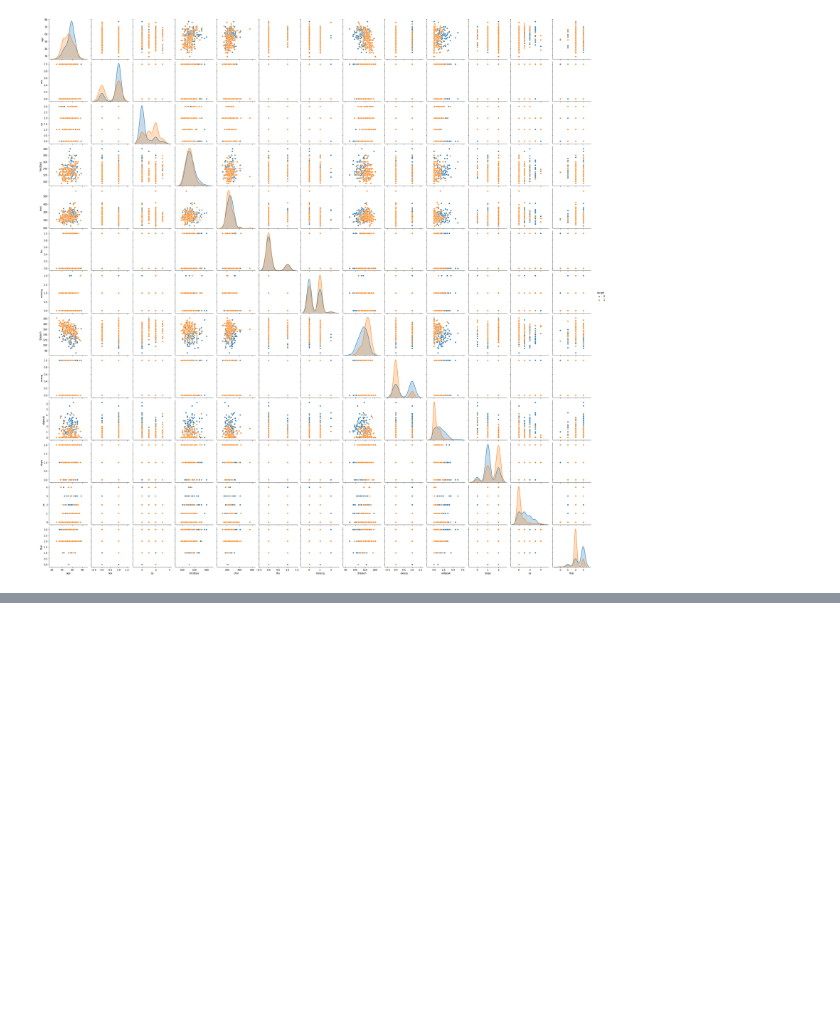
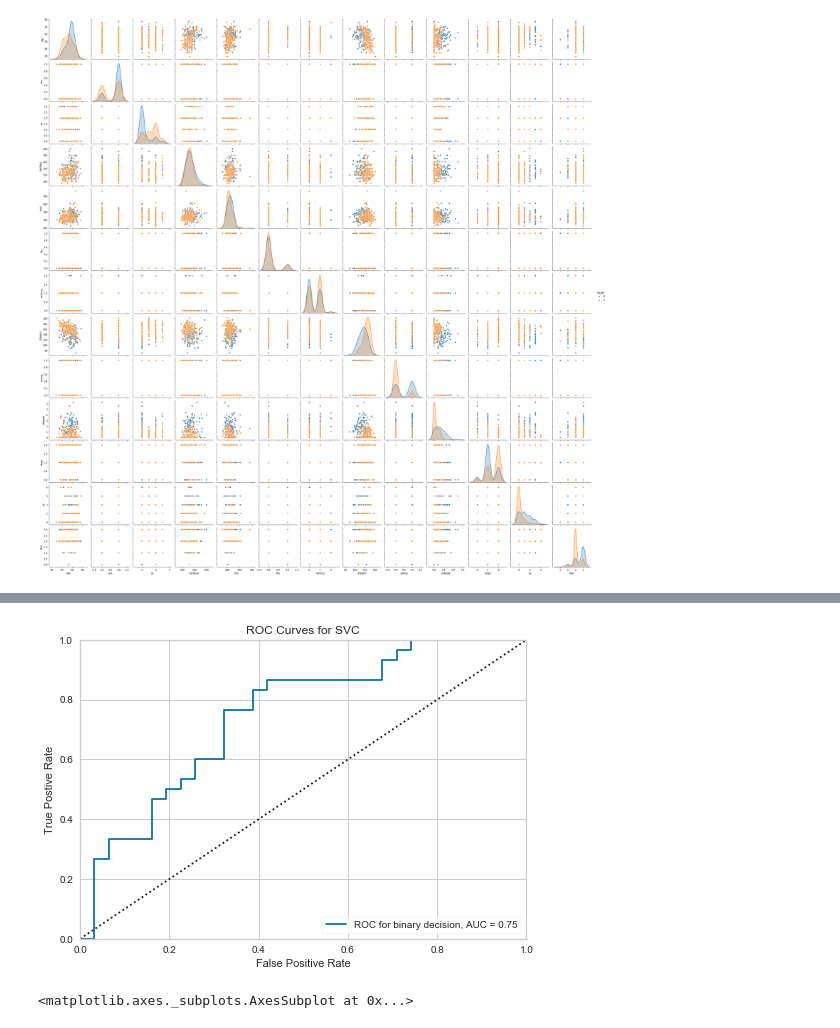
Before and after one commit to WonjunChun/2020_DataScience, a Jupyter notebook: HW01/03 Classification_01/Heart Disease Classification.ipynb, the cells around one changed output, grey strips where cells are left out. Cells and saved outputs as stored; diff of their text form; code cells hidden in the pictures; blank space fills up the shorter version.

```diff
--- a/HW01/03 Classification_01/Heart Disease Classification.ipynb
+++ b/HW01/03 Classification_01/Heart Disease Classification.ipynb
@@ -153,0 +141,8 @@ visualizer.show()
+# %%
+visualizer3 = ROCAUC(model3, classes=[0, 1], micro=False, macro=False, per_class=False)
+visualizer3.fit(X_test_scaled, y_test)
+visualizer3.score(X_test_scaled, y_test)
+visualizer3.show()
+# %% [output]
+[figure, added]
+<matplotlib.axes._subplots.AxesSubplot at 0x...>
```
Also changed, not shown: parts of 9 cells of this notebook.
